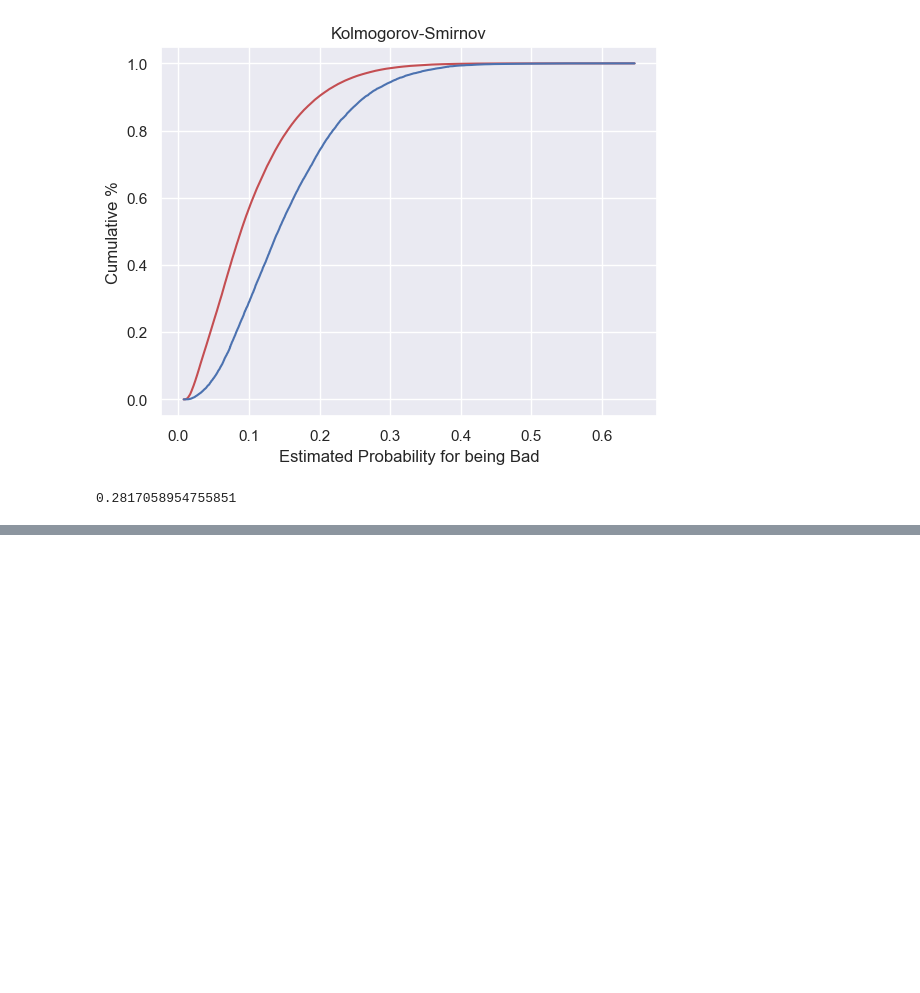
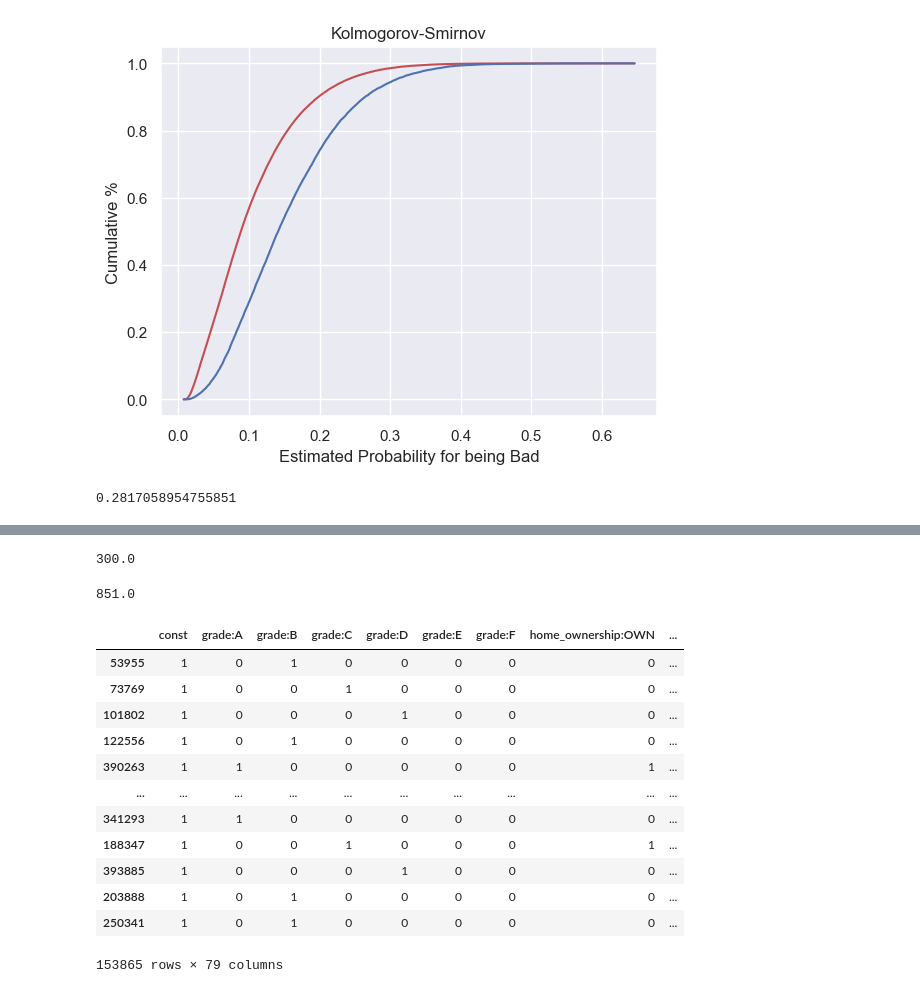
Before and after one commit to chingjie98/Retail-A-Score-credit-risk-model, a Jupyter notebook: Credit Risk Model.ipynb, the cells around one changed output, grey strips where cells are left out. Saved outputs shown, nothing was run; the diff lists cells and outputs as text; code cells hidden in the pictures; blank space fills up the shorter version.

Commit message:
Completed the PD model with scorecard transformation!

```diff
--- a/Credit Risk Model.ipynb
+++ b/Credit Risk Model.ipynb
@@ -1067,0 +1070,3 @@ KS
+# %%
+pd.set_option('display.max_columns', None)
+pd.set_option('display.max_rows', None)
@@ -1067,0 +1122,30 @@ KS
+# %%
+min_sum_score_prel = df_scorecard.groupby('original_names')['Score - Final'].min().sum()
+min_sum_score_prel
+# %% [output]
+300.0
+# %%
+max_sum_score_prel = df_scorecard.groupby('original_names')['Score - Final'].max().sum()
+max_sum_score_prel
+# %% [output]
+851.0
+# %%
+pd.set_option('display.max_rows', 50)
+# %%
+score_test_inputs = X_test[selected_features]
+score_test_inputs.insert(0, 'const', 1)
+score_test_inputs
+# %% [output]
+|  | const | grade:A | grade:B | grade:C | grade:D | grade:E | grade:F | home_ownership:OWN | ... |
+| 53955 | 1 | 0 | 1 | 0 | 0 | 0 | 0 | 0 | ... |
+| 73769 | 1 | 0 | 0 | 1 | 0 | 0 | 0 | 0 | ... |
+| 101802 | 1 | 0 | 0 | 0 | 1 | 0 | 0 | 0 | ... |
+| 122556 | 1 | 0 | 1 | 0 | 0 | 0 | 0 | 0 | ... |
+| 390263 | 1 | 1 | 0 | 0 | 0 | 0 | 0 | 1 | ... |
+| ... | ... | ... | ... | ... | ... | ... | ... | ... | ... |
+| 341293 | 1 | 1 | 0 | 0 | 0 | 0 | 0 | 0 | ... |
+| 188347 | 1 | 0 | 0 | 1 | 0 | 0 | 0 | 1 | ... |
+| 393885 | 1 | 0 | 0 | 0 | 1 | 0 | 0 | 0 | ... |
+| 203888 | 1 | 0 | 1 | 0 | 0 | 0 | 0 | 0 | ... |
+| 250341 | 1 | 0 | 1 | 0 | 0 | 0 | 0 | 0 | ... |
+153865 rows × 79 columns
```
Also changed, not shown: parts of 13 cells of this notebook.
